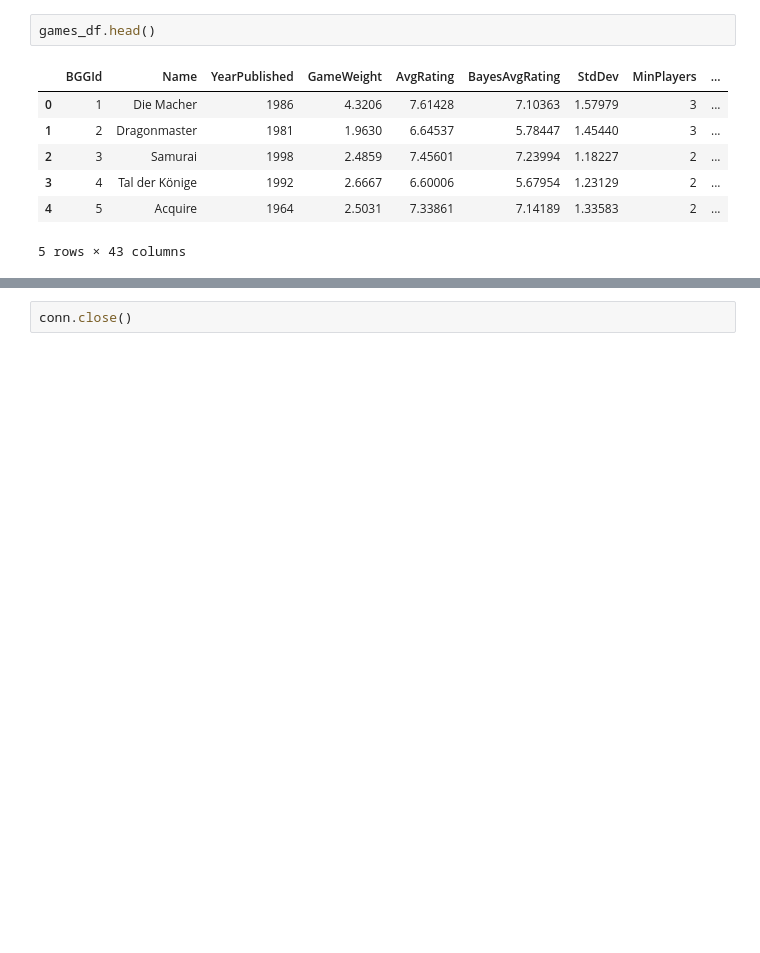
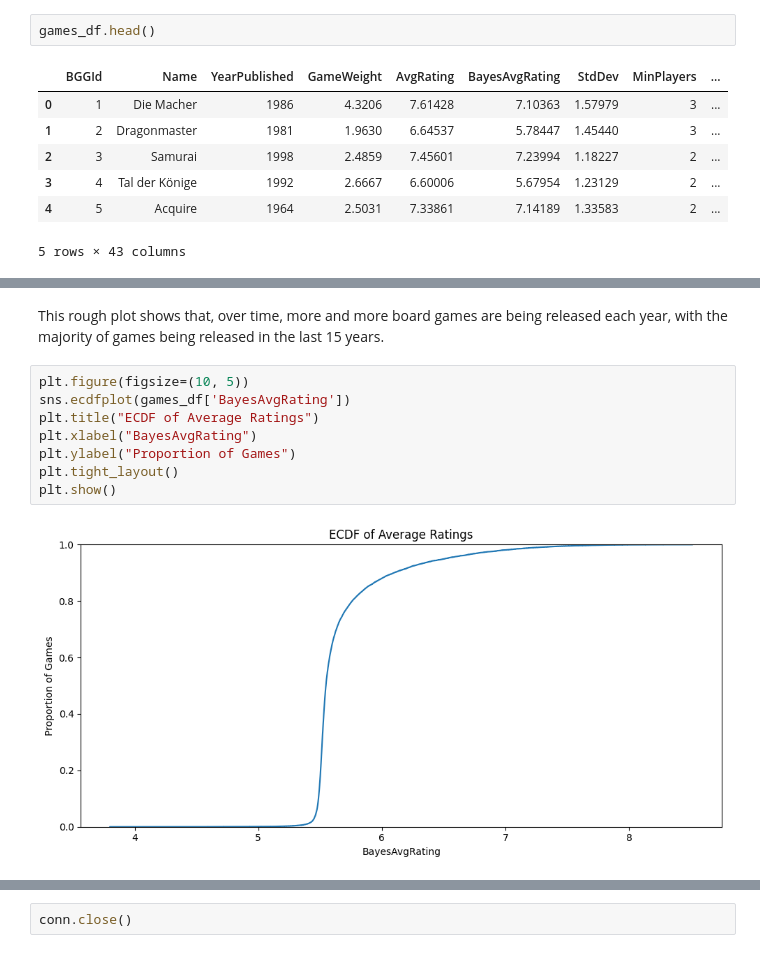
Before and after one commit to AlexBeaty/BoardGameGeekAnalysis, a Jupyter notebook: notebooks/exploration/BoardGameGeekExploration.ipynb, the cells around one changed output, grey strips where cells are left out. Saved outputs shown, nothing was run; the diff lists cells and outputs as text; blank space fills up the shorter version.

```diff
--- a/notebooks/exploration/BoardGameGeekExploration.ipynb
+++ b/notebooks/exploration/BoardGameGeekExploration.ipynb
@@ -70,0 +137,12 @@ games_df.head()
+# %% [markdown]
+This rough plot shows that, over time, more and more board games are being released each year, with the majority of games being released in the last 15 years.
+# %%
+plt.figure(figsize=(10, 5))
+sns.ecdfplot(games_df['BayesAvgRating'])
+plt.title("ECDF of Average Ratings")
+plt.xlabel("BayesAvgRating")
+plt.ylabel("Proportion of Games")
+plt.tight_layout()
+plt.show()
+# %% [output]
+[figure, added]
```
Also changed, not shown: parts of 17 cells of this notebook.
